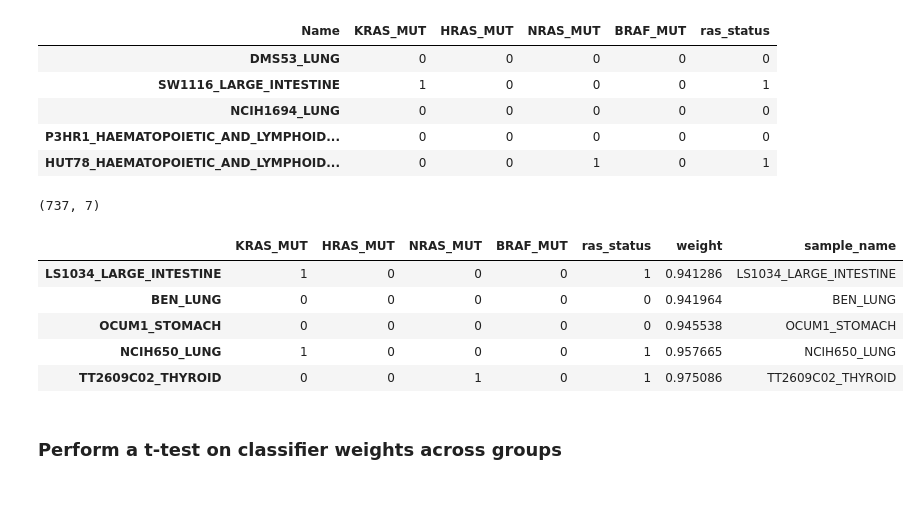
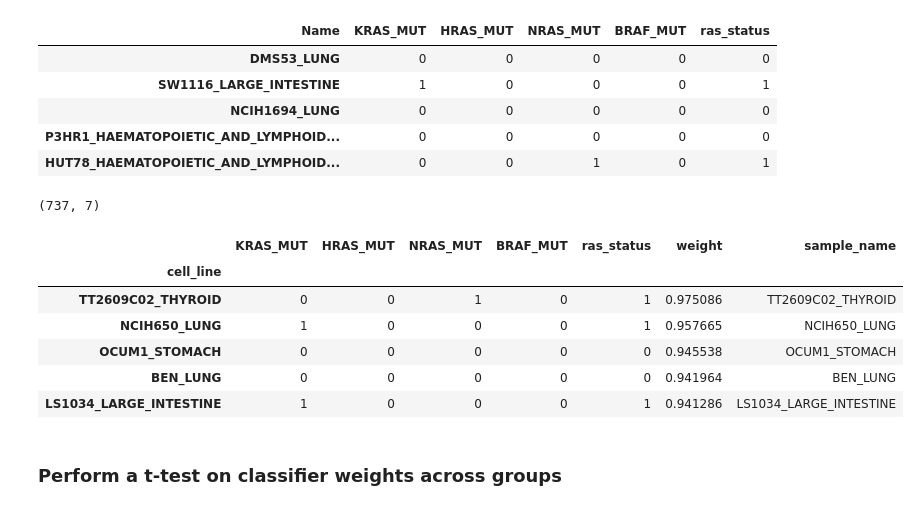
Before and after one commit to greenelab/pancancer, a Jupyter notebook: scripts/ras_cell_line_predictions.ipynb, the cells around one changed output. Drawn from its saved outputs; the diff is of its cells as text; code cells hidden in the pictures.

```diff
--- a/scripts/ras_cell_line_predictions.ipynb
+++ b/scripts/ras_cell_line_predictions.ipynb
@@ -288,15 +288,17 @@ ccle_mut_df.head(5)
 # %%
 # Join classifier scores with mutation status
 ccle_full_df = ccle_mut_df.join(result_ccle.T).dropna()
 ccle_full_df = ccle_full_df.assign(sample_name = ccle_full_df.index)
-ccle_full_df = ccle_full_df.sort_values(by='weight')
+ccle_full_df = ccle_full_df.sort_values(by='weight', ascending=False)
+ccle_full_df.index.name = 'cell_line'
 print(ccle_full_df.shape)
-ccle_full_df.tail(5)
+ccle_full_df.head(5)
 # %% [output]
 (737, 7)
 |  | KRAS_MUT | HRAS_MUT | NRAS_MUT | BRAF_MUT | ras_status | weight | sample_name |
+| cell_line |  |  |  |  |  |  |  |
+| TT2609C02_THYROID | 0 | 0 | 1 | 0 | 1 | 0.975086 | TT2609C02_THYROID |
+| NCIH650_LUNG | 1 | 0 | 0 | 0 | 1 | 0.957665 | NCIH650_LUNG |
+| OCUM1_STOMACH | 0 | 0 | 0 | 0 | 0 | 0.945538 | OCUM1_STOMACH |
+| BEN_LUNG | 0 | 0 | 0 | 0 | 0 | 0.941964 | BEN_LUNG |
 | LS1034_LARGE_INTESTINE | 1 | 0 | 0 | 0 | 1 | 0.941286 | LS1034_LARGE_INTESTINE |
-| BEN_LUNG | 0 | 0 | 0 | 0 | 0 | 0.941964 | BEN_LUNG |
-| OCUM1_STOMACH | 0 | 0 | 0 | 0 | 0 | 0.945538 | OCUM1_STOMACH |
-| NCIH650_LUNG | 1 | 0 | 0 | 0 | 1 | 0.957665 | NCIH650_LUNG |
-| TT2609C02_THYROID | 0 | 0 | 1 | 0 | 1 | 0.975086 | TT2609C02_THYROID |
```
Also changed, not shown: parts of 6 cells of this notebook, 3 other files.
